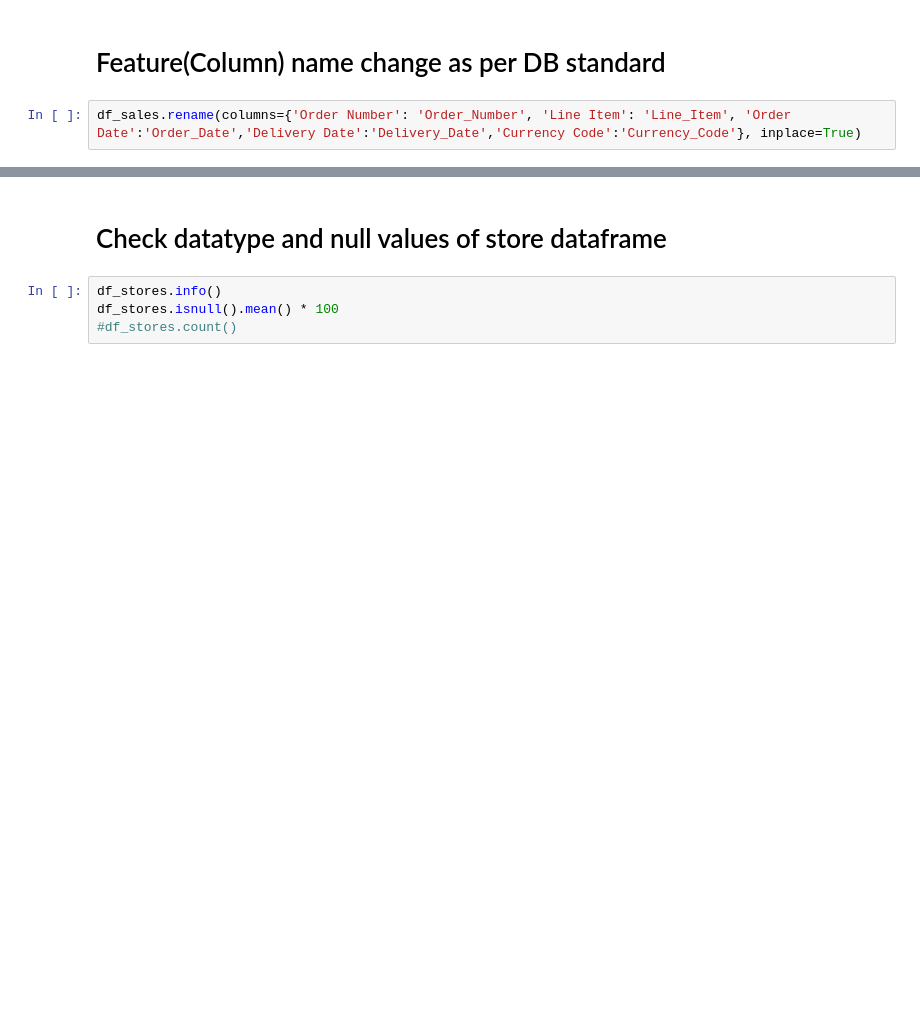
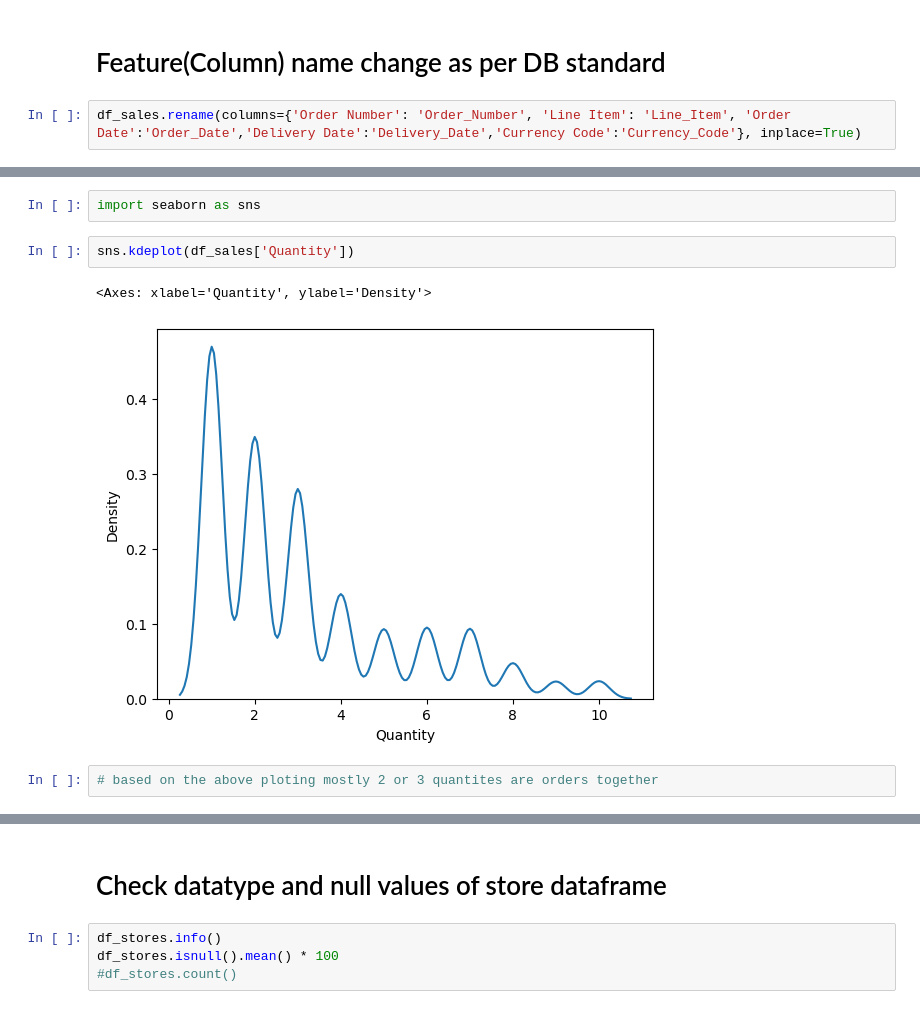
Before and after one commit to kavithajimnath/DataSpark_-Illuminating-Insights-for-Global-Electronics, a Jupyter notebook: PY_Data_Preprocessing.ipynb, the cells around one changed output, grey strips where cells are left out. Saved outputs shown, nothing was run; the diff lists cells and outputs as text; blank space fills up the shorter version.

```diff
--- a/PY_Data_Preprocessing.ipynb
+++ b/PY_Data_Preprocessing.ipynb
@@ -63,0 +93,9 @@ df_sales.rename(columns={'Order Number': 'Order_Number', 'Line Item': 'Line_Item
+# %%
+import seaborn as sns
+# %%
+sns.kdeplot(df_sales['Quantity'])
+# %% [output]
+<Axes: xlabel='Quantity', ylabel='Density'>
+[figure, added]
+# %%
+# based on the above ploting mostly 2 or 3 quantites are orders together
```
Also changed, not shown: parts of 8 cells of this notebook.
